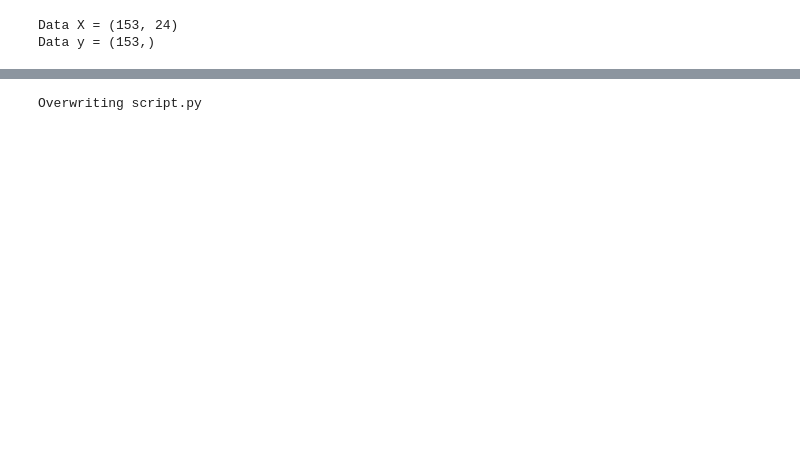
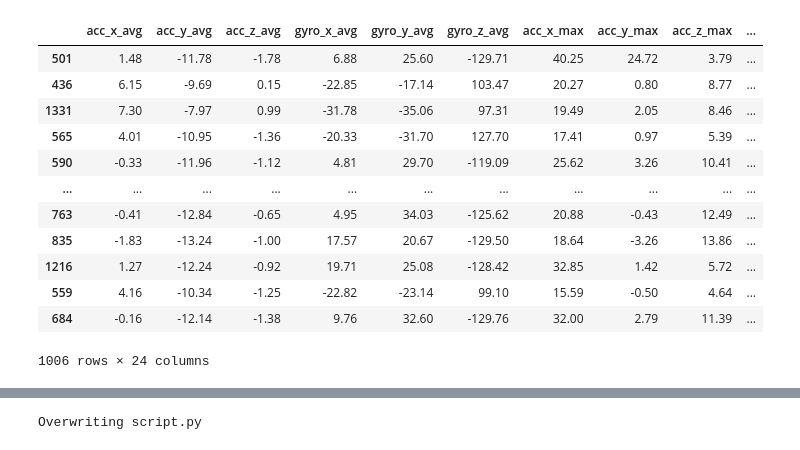
Before and after one commit to mdaffadaniswara/MPU6050-Racewalk-AWS, a Jupyter notebook: sagemaker.ipynb, the cells around one changed output, grey strips where cells are left out. Drawn from its saved outputs; the diff is of its cells as text; code cells hidden in the pictures; blank space fills up the shorter version.

Commit message:
fix scaling data training

```diff
--- a/sagemaker.ipynb
+++ b/sagemaker.ipynb
@@ -25,19 +27,29 @@ df.head()
 5 rows × 25 columns
 # %%
-# Import train_test_split function
-from sklearn.preprocessing import StandardScaler
+
 # Pembagian dataframe label dan feature
 features = list(df.columns)
 label = features.pop(0)
 y = df[label]
 X = df[features]
-print(f"Data X = {X.shape}")
-print(f"Data y = {y.shape}")
+
 # Split dataset into training set and test set
 X_train, X_test, y_train, y_test = train_test_split(X, y, test_size=0.25, random_state=0)
+X_train
 # %% [output]
+|  | acc_x_avg | acc_y_avg | acc_z_avg | gyro_x_avg | gyro_y_avg | gyro_z_avg | acc_x_max | acc_y_max | acc_z_max | ... |
+| 501 | 1.48 | -11.78 | -1.78 | 6.88 | 25.60 | -129.71 | 40.25 | 24.72 | 3.79 | ... |
+| 436 | 6.15 | -9.69 | 0.15 | -22.85 | -17.14 | 103.47 | 20.27 | 0.80 | 8.77 | ... |
+| 1331 | 7.30 | -7.97 | 0.99 | -31.78 | -35.06 | 97.31 | 19.49 | 2.05 | 8.46 | ... |
+| 565 | 4.01 | -10.95 | -1.36 | -20.33 | -31.70 | 127.70 | 17.41 | 0.97 | 5.39 | ... |
+| 590 | -0.33 | -11.96 | -1.12 | 4.81 | 29.70 | -119.09 | 25.62 | 3.26 | 10.41 | ... |
+| ... | ... | ... | ... | ... | ... | ... | ... | ... | ... | ... |
+| 763 | -0.41 | -12.84 | -0.65 | 4.95 | 34.03 | -125.62 | 20.88 | -0.43 | 12.49 | ... |
+| 835 | -1.83 | -13.24 | -1.00 | 17.57 | 20.67 | -129.50 | 18.64 | -3.26 | 13.86 | ... |
+| 1216 | 1.27 | -12.24 | -0.92 | 19.71 | 25.08 | -128.42 | 32.85 | 1.42 | 5.72 | ... |
+| 559 | 4.16 | -10.34 | -1.25 | -22.82 | -23.14 | 99.10 | 15.59 | -0.50 | 4.64 | ... |
+| 684 | -0.16 | -12.14 | -1.38 | 9.76 | 32.60 | -129.76 | 32.00 | 2.79 | 11.39 | ... |
-Data X = (153, 24)
-Data y = (153,)
+1006 rows × 24 columns
 # %%
 # Normalisasi Data
 scaler = StandardScaler()
```
Also changed, not shown: parts of 15 cells of this notebook.
